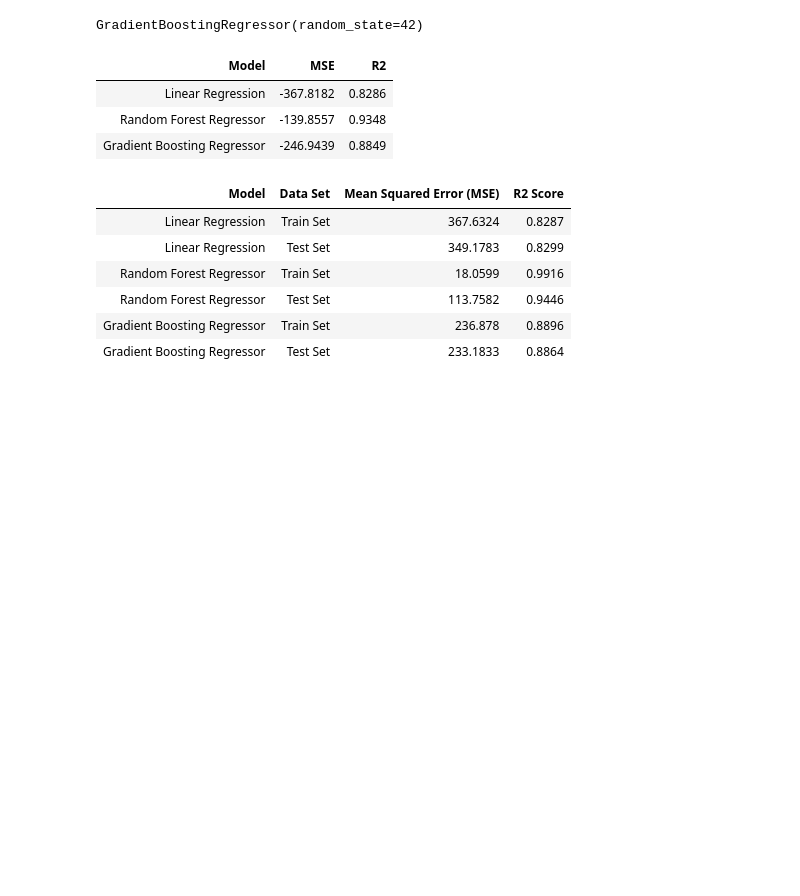
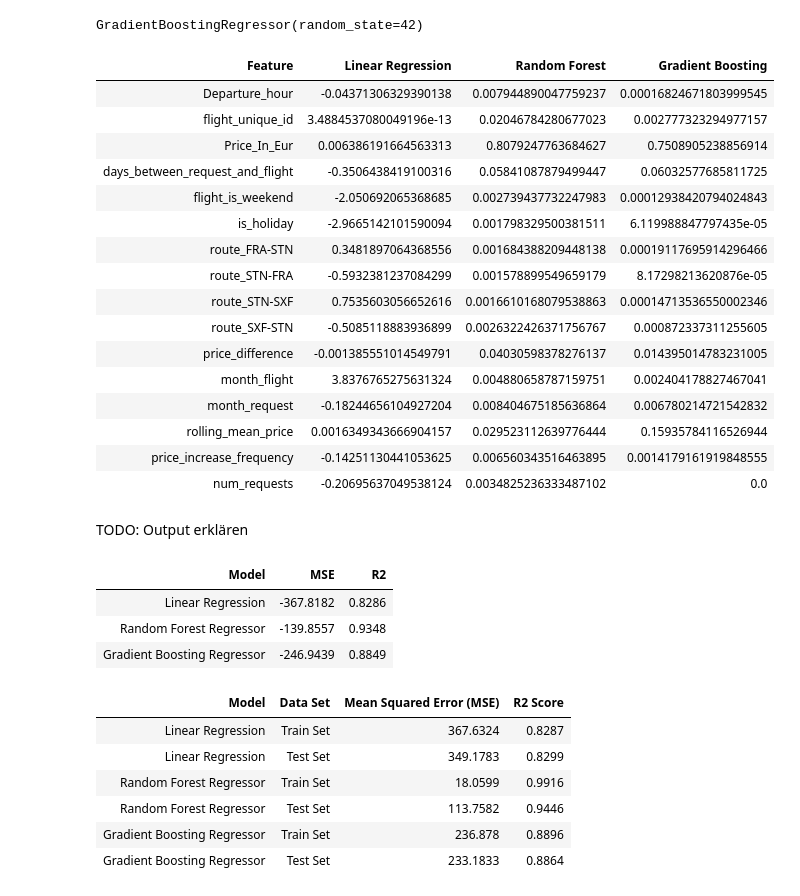
Before and after one commit to ahirsch-github/flight-price-prediction, a Jupyter notebook: flight_price_prediction_2_0.ipynb, the cells around one changed output. Drawn from its saved outputs; the diff is of its cells as text; code cells hidden in the pictures; blank space fills up the shorter version.

```diff
--- a/flight_price_prediction_2_0.ipynb
+++ b/flight_price_prediction_2_0.ipynb
@@ -1500,6 +1505,36 @@ gbr = GradientBoostingRegressor(random_state=42)
 gbr.fit(X_train, y_train)
 # %% [output]
 GradientBoostingRegressor(random_state=42)
+# %%
+# Funktion, um eine zentrale Tabelle für alle Modelle zu erstellen und auszudrucken
+def combined_table(feature_names, lr_values, rfr_values, gbr_values):
+    table = PrettyTable()
+    table.field_names = ["Feature", "Linear Regression", "Random Forest", "Gradient Boosting"]
+    for feature, lr_val, rfr_val, gbr_val in zip(feature_names, lr_values, rfr_values, gbr_values):
+        table.add_row([feature, lr_val, rfr_val, gbr_val])
+    return table
+
+combined_table(X_train.columns, lr.coef_, rfr.feature_importances_, gbr.feature_importances_)
+# %% [output]
+| Feature | Linear Regression | Random Forest | Gradient Boosting |
+| Departure_hour | -0.04371306329390138 | 0.007944890047759237 | 0.00016824671803999545 |
+| flight_unique_id | 3.4884537080049196e-13 | 0.02046784280677023 | 0.002777323294977157 |
+| Price_In_Eur | 0.006386191664563313 | 0.8079247763684627 | 0.7508905238856914 |
+| days_between_request_and_flight | -0.3506438419100316 | 0.05841087879499447 | 0.06032577685811725 |
+| flight_is_weekend | -2.050692065368685 | 0.002739437732247983 | 0.00012938420794024843 |
+| is_holiday | -2.9665142101590094 | 0.001798329500381511 | 6.119988847797435e-05 |
+| route_FRA-STN | 0.3481897064368556 | 0.001684388209448138 | 0.00019117695914296466 |
+| route_STN-FRA | -0.5932381237084299 | 0.001578899549659179 | 8.17298213620876e-05 |
+| route_STN-SXF | 0.7535603056652616 | 0.0016610168079538863 | 0.00014713536550002346 |
+| route_SXF-STN | -0.5085118883936899 | 0.0026322426371756767 | 0.000872337311255605 |
+| price_difference | -0.001385551014549791 | 0.04030598378276137 | 0.014395014783231005 |
+| month_flight | 3.8376765275631324 | 0.004880658787159751 | 0.002404178827467041 |
+| month_request | -0.18244656104927204 | 0.008404675185636864 | 0.006780214721542832 |
+| rolling_mean_price | 0.0016349343666904157 | 0.029523112639776444 | 0.15935784116526944 |
+| price_increase_frequency | -0.14251130441053625 | 0.006560343516463895 | 0.0014179161919848555 |
+| num_requests | -0.20695637049538124 | 0.0034825236333487102 | 0.0 |
+# %% [markdown]
+TODO: Output erklären
 # %%
 # calculate cross-validation scores
 from sklearn.model_selection import cross_validate
```
Also changed, not shown: parts of 44 cells of this notebook.
